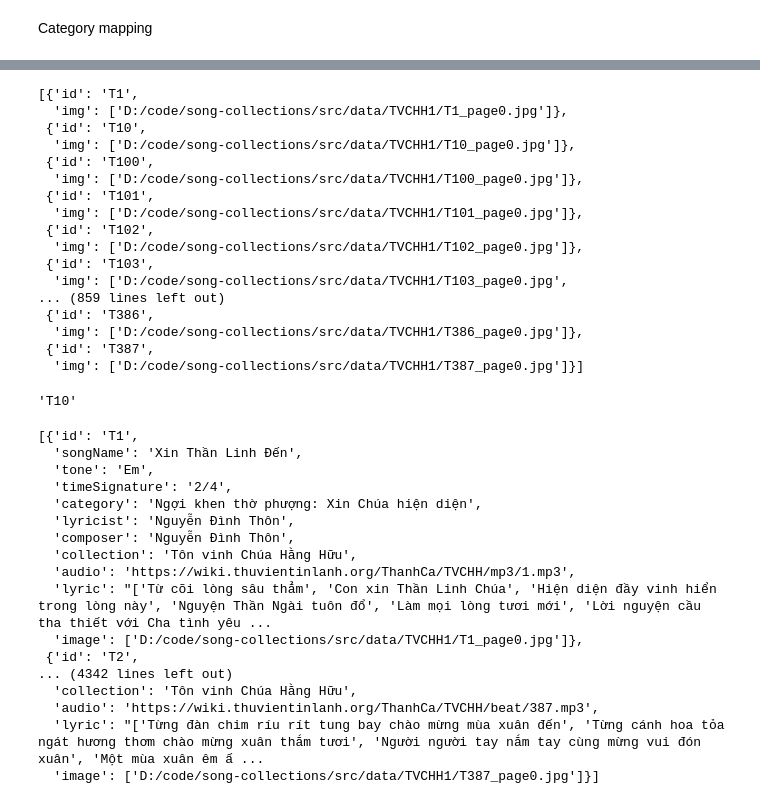
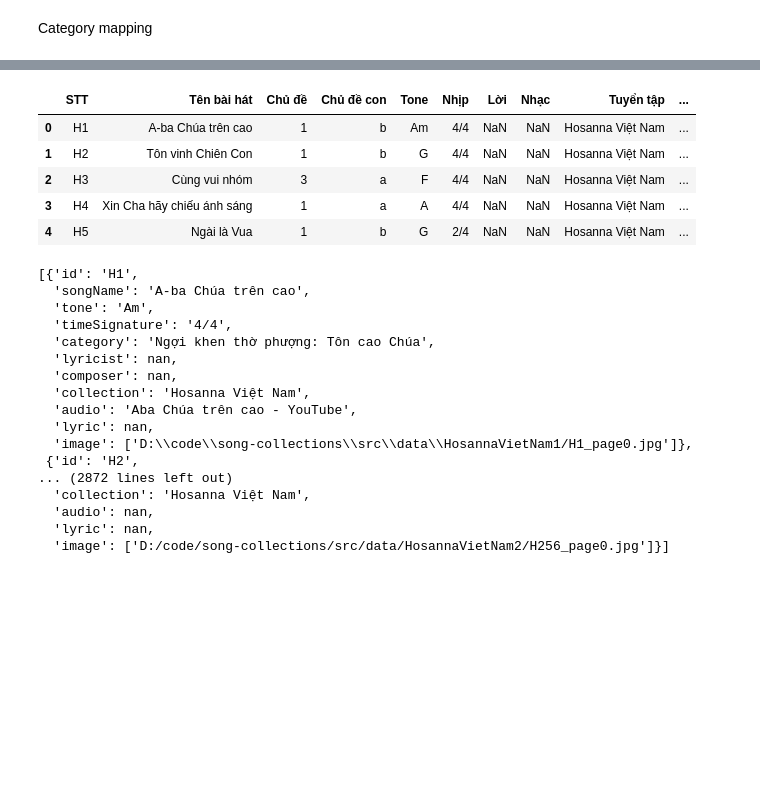
Before and after one commit to AnDDoanf/App-Worship-songs-collection, a Jupyter notebook: src/data/csv-to-json.ipynb, the cells around one changed output, grey strips where cells are left out. Drawn from its saved outputs; the diff is of its cells as text; code cells hidden in the pictures; blank space fills up the shorter version.

Commit message:
add Hosanna Viet Nam songs

```diff
--- a/src/data/csv-to-json.ipynb
+++ b/src/data/csv-to-json.ipynb
@@ -157,28 +125,4 @@ D:/code/song-collections/src/data/TVCHH1/T387_page0.jpg
 # %%
 import pandas as pd
 
-data = pd.read_csv('D:\code\song-collections\src\data\TVCHH-data.csv', )
+data = pd.read_csv('D:\code\song-collections\src\data\song2-data.csv', )
-# %%
-imglist
-# %% [output]
-[{'id': 'T1',
-  'img': ['D:/code/song-collections/src/data/TVCHH1/T1_page0.jpg']},
- {'id': 'T10',
-  'img': ['D:/code/song-collections/src/data/TVCHH1/T10_page0.jpg']},
- {'id': 'T100',
-  'img': ['D:/code/song-collections/src/data/TVCHH1/T100_page0.jpg']},
- {'id': 'T101',
-  'img': ['D:/code/song-collections/src/data/TVCHH1/T101_page0.jpg']},
- {'id': 'T102',
-  'img': ['D:/code/song-collections/src/data/TVCHH1/T102_page0.jpg']},
- {'id': 'T103',
-  'img': ['D:/code/song-collections/src/data/TVCHH1/T103_page0.jpg',
-... (859 lines left out)
- {'id': 'T386',
-  'img': ['D:/code/song-collections/src/data/TVCHH1/T386_page0.jpg']},
- {'id': 'T387',
-  'img': ['D:/code/song-collections/src/data/TVCHH1/T387_page0.jpg']}]
-# %%
-imglist[1]['id']
-# %% [output]
-'T10'
@@ -200,0 +129,9 @@ for i in range (len(data)):
+# %%
+data.head()
+# %% [output]
+|  | STT | Tên bài hát | Chủ đề | Chủ đề con | Tone | Nhịp | Lời | Nhạc | Tuyển tập | ... |
+| 0 | H1 | A-ba Chúa trên cao | 1 | b | Am | 4/4 | NaN | NaN | Hosanna Việt Nam | ... |
+| 1 | H2 | Tôn vinh Chiên Con | 1 | b | G | 4/4 | NaN | NaN | Hosanna Việt Nam | ... |
+| 2 | H3 | Cùng vui nhóm | 3 | a | F | 4/4 | NaN | NaN | Hosanna Việt Nam | ... |
+| 3 | H4 | Xin Cha hãy chiếu ánh sáng | 1 | a | A | 4/4 | NaN | NaN | Hosanna Việt Nam | ... |
+| 4 | H5 | Ngài là Vua | 1 | b | G | 2/4 | NaN | NaN | Hosanna Việt Nam | ... |
@@ -201,22 +194,22 @@ for i in range (len(data)):
 # %%
-dataset.
+dataset
 # %% [output]
-[{'id': 'T1',
-  'songName': 'Xin Thần Linh Đến',
-  'tone': 'Em',
-  'timeSignature': '2/4',
-  'category': 'Ngợi khen thờ phượng: Xin Chúa hiện diện',
-  'lyricist': 'Nguyễn Đình Thôn',
-  'composer': 'Nguyễn Đình Thôn',
-  'collection': 'Tôn vinh Chúa Hằng Hữu',
-  'audio': 'https://wiki.thuvientinlanh.org/ThanhCa/TVCHH/mp3/1.mp3',
-  'lyric': "['Từ cõi lòng sâu thẳm', 'Con xin Thần Linh Chúa', 'Hiện diện đầy vinh hiển trong lòng này', 'Nguyện Thần Ngài tuôn đổ', 'Làm mọi lòng tươi mới', 'Lời nguyện cầu tha thiết với Cha tình yêu ...
-  'image': ['D:/code/song-collections/src/data/TVCHH1/T1_page0.jpg']},
- {'id': 'T2',
-... (4342 lines left out)
-  'collection': 'Tôn vinh Chúa Hằng Hữu',
-  'audio': 'https://wiki.thuvientinlanh.org/ThanhCa/TVCHH/beat/387.mp3',
-  'lyric': "['Từng đàn chim ríu rít tung bay chào mừng mùa xuân đến', 'Từng cánh hoa tỏa ngát hương thơm chào mừng xuân thắm tươi', 'Người người tay nắm tay cùng mừng vui đón xuân', 'Một mùa xuân êm ấ ...
-  'image': ['D:/code/song-collections/src/data/TVCHH1/T387_page0.jpg']}]
+[{'id': 'H1',
+  'songName': 'A-ba Chúa trên cao',
+  'tone': 'Am',
+  'timeSignature': '4/4',
+  'category': 'Ngợi khen thờ phượng: Tôn cao Chúa',
+  'lyricist': nan,
+  'composer': nan,
+  'collection': 'Hosanna Việt Nam',
+  'audio': 'Aba Chúa trên cao - YouTube',
+  'lyric': nan,
+  'image': ['D:\\code\\song-collections\\src\\data\\HosannaVietNam1/H1_page0.jpg']},
+ {'id': 'H2',
+... (2872 lines left out)
+  'collection': 'Hosanna Việt Nam',
+  'audio': nan,
+  'lyric': nan,
+  'image': ['D:/code/song-collections/src/data/HosannaVietNam2/H256_page0.jpg']}]
 # %%
 import json
```
Also changed, not shown: parts of 8 cells of this notebook, 8 other files.
